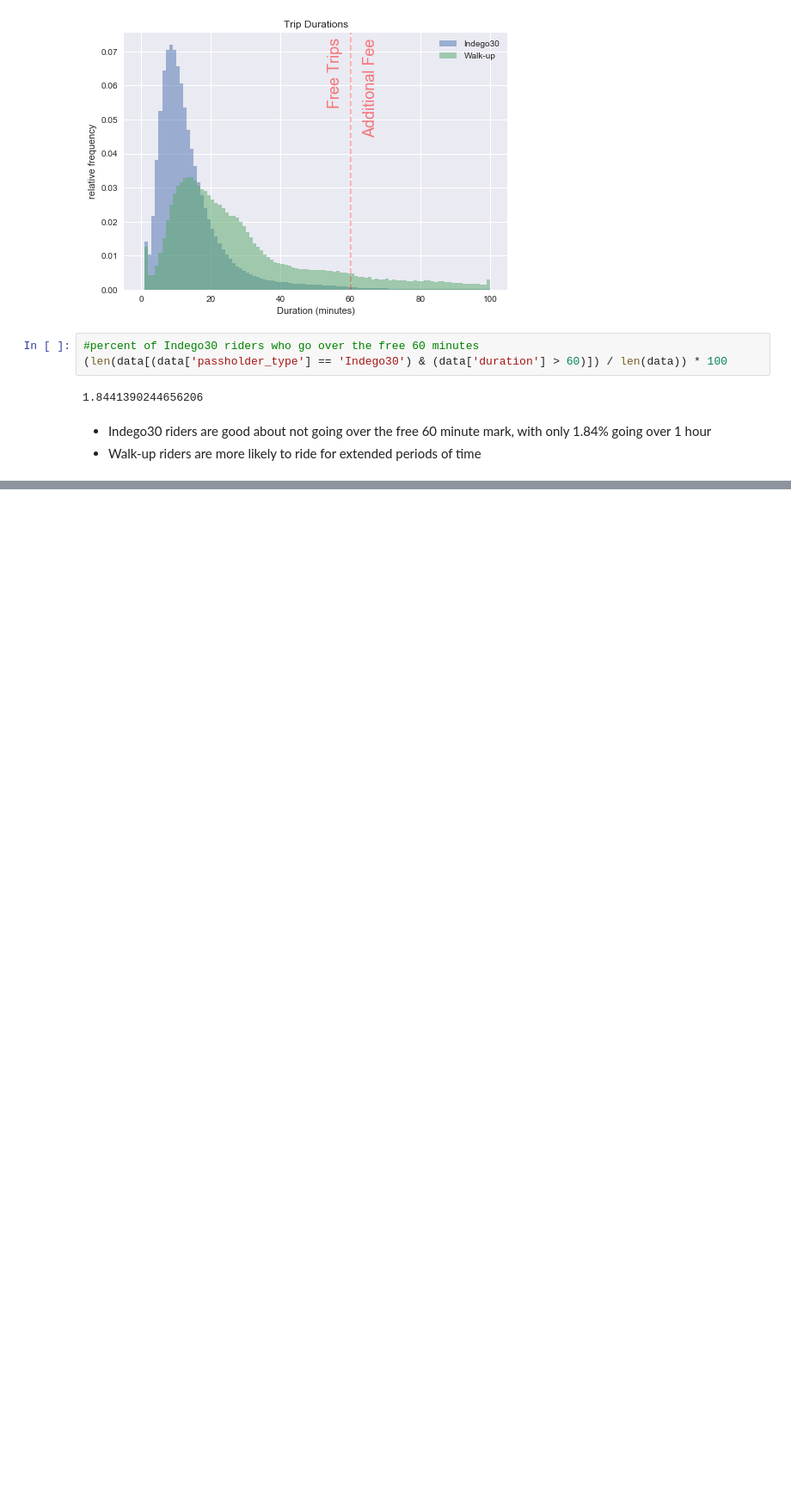
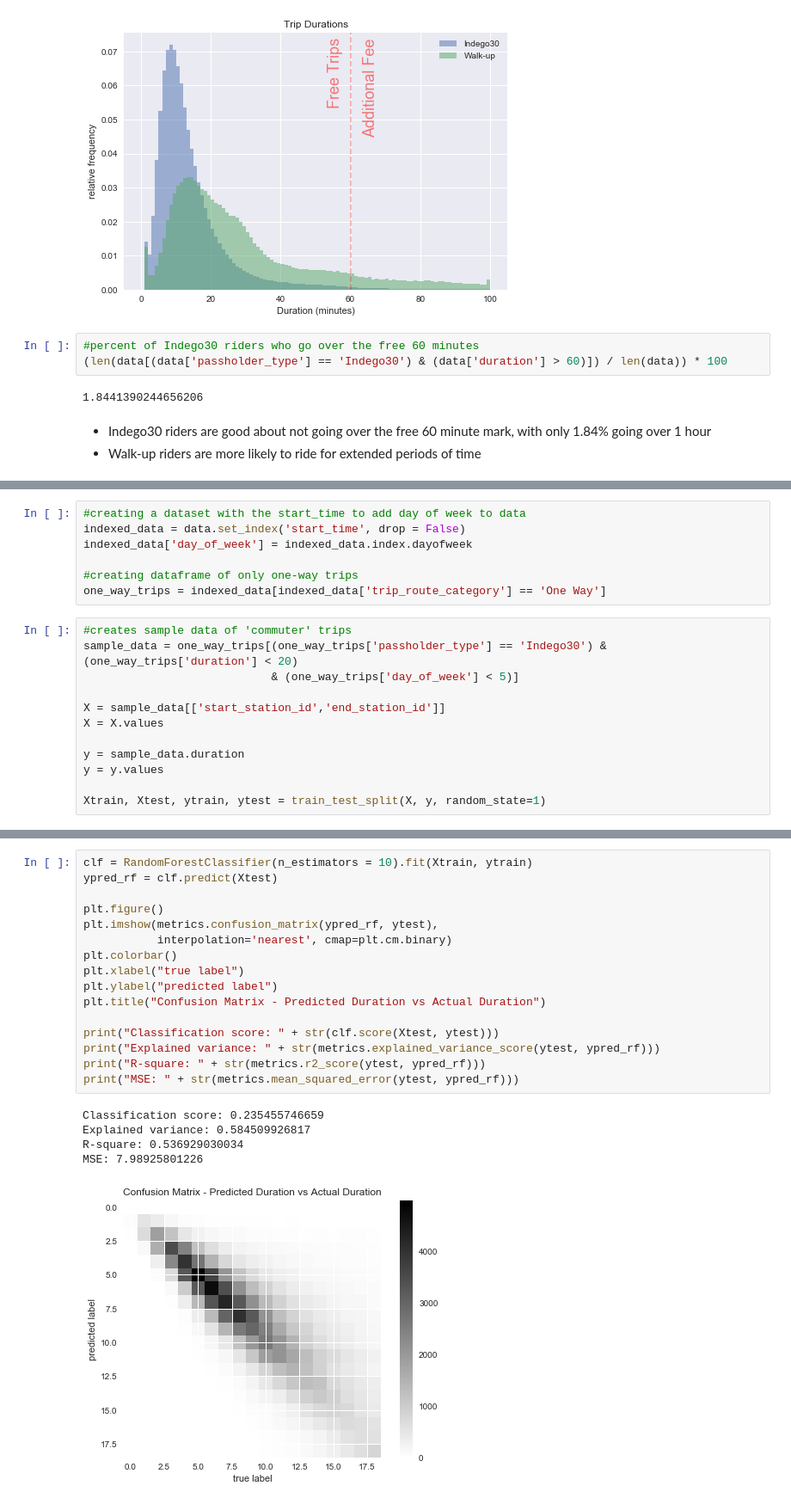
Before and after one commit to bkalnasy/Philadelphia-Bike-Share, a Jupyter notebook: Exploratory Analysis.ipynb, the cells around one changed output, grey strips where cells are left out. Shown: that part at 86% size. Saved outputs shown, nothing was run; the diff lists cells and outputs as text; blank space fills up the shorter version.

```diff
--- a/Exploratory Analysis.ipynb
+++ b/Exploratory Analysis.ipynb
@@ -196,0 +160,19 @@ g.fig.text(0.45, 1, "Trend With Precipitation", ha='center', va='top', size=16);
+# %%
+#creating a dataset with the start_time to add day of week to data
+indexed_data = data.set_index('start_time', drop = False)
+indexed_data['day_of_week'] = indexed_data.index.dayofweek
+
+#creating dataframe of only one-way trips
+one_way_trips = indexed_data[indexed_data['trip_route_category'] == 'One Way']
+# %%
+#creates sample data of 'commuter' trips
+sample_data = one_way_trips[(one_way_trips['passholder_type'] == 'Indego30') & (one_way_trips['duration'] < 20)
+                            & (one_way_trips['day_of_week'] < 5)]
+
+X = sample_data[['start_station_id','end_station_id']]
+X = X.values
+
+y = sample_data.duration
+y = y.values
+
+Xtrain, Xtest, ytrain, ytest = train_test_split(X, y, random_state=1)
@@ -196,0 +201,22 @@ g.fig.text(0.45, 1, "Trend With Precipitation", ha='center', va='top', size=16);
+# %%
+clf = RandomForestClassifier(n_estimators = 10).fit(Xtrain, ytrain)
+ypred_rf = clf.predict(Xtest)
+
+plt.figure()
+plt.imshow(metrics.confusion_matrix(ypred_rf, ytest),
+           interpolation='nearest', cmap=plt.cm.binary)
+plt.colorbar()
+plt.xlabel("true label")
+plt.ylabel("predicted label")
+plt.title("Confusion Matrix - Predicted Duration vs Actual Duration")
+
+print("Classification score: " + str(clf.score(Xtest, ytest)))
+print("Explained variance: " + str(metrics.explained_variance_score(ytest, ypred_rf)))
+print("R-square: " + str(metrics.r2_score(ytest, ypred_rf)))
+print("MSE: " + str(metrics.mean_squared_error(ytest, ypred_rf)))
+# %% [output]
+Classification score: 0.235455746659
+Explained variance: 0.584509926817
+R-square: 0.536929030034
+MSE: 7.98925801226
+[figure, added]
```
Also changed, not shown: parts of 11 cells of this notebook.
